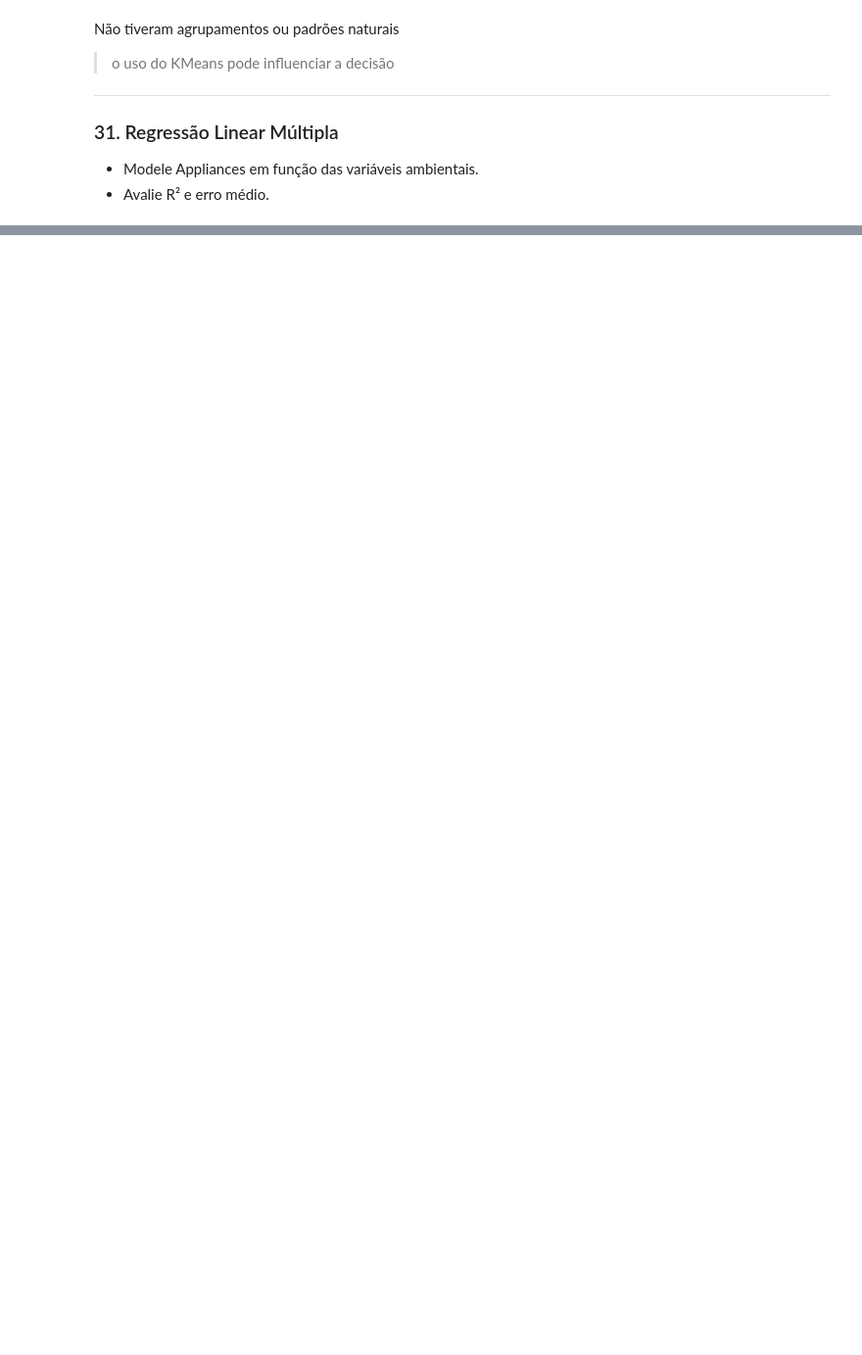
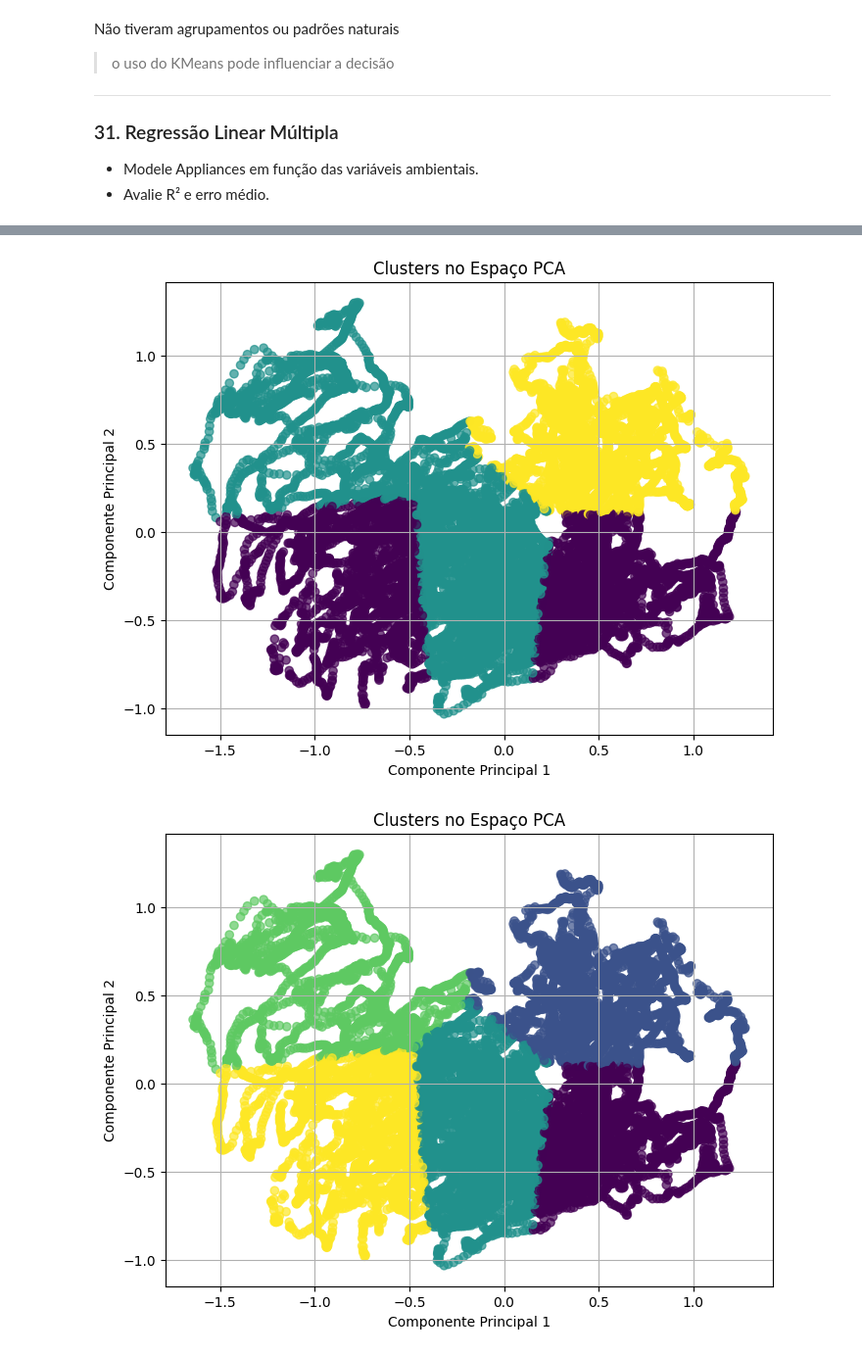
Before and after one commit to Entrega-CheckPoint/IOT-IOB-GENERATIVE-IA-CP04, a Jupyter notebook: parte-3.ipynb, the cells around one changed output, grey strips where cells are left out. Shown at 98% size. Saved outputs shown, nothing was run; the diff lists cells and outputs as text; code cells hidden in the pictures; blank space fills up the shorter version.

```diff
--- a/parte-3.ipynb
+++ b/parte-3.ipynb
@@ -156,4 +165,7 @@ plt.title("Mapa de Calor - Correlação")
 plt.show()
 # %% [output]
 [figure]
+# %%
+df_energy_data = df_energy_data.drop(columns=["rv1", "rv2", "Visibility"])
+# essas variaveis estão gerando ruido no dataset
 # %% [markdown]
@@ -360,3 +365,38 @@ usar o modelo escalonado ou com os valores originais, `não altera o R²`, porem
 ### 33. K-Means clustering
 - Aplique K-Means com 3 a 5 clusters.
 - Interprete os perfis de consumo.
+# %%
+# Definir número de clusters
+kmeans = KMeans(n_clusters=3, random_state=42)
+clusters = kmeans.fit_predict(df_pca)
+
+# Adicionar os clusters ao DataFrame PCA
+df_pca["Cluster"] = clusters
+
+# Plotar PCA com cores por cluster
+plt.figure(figsize=(8,6))
+plt.scatter(df_pca["PC1"], df_pca["PC2"], c=df_pca["Cluster"], cmap="viridis", alpha=0.7)
+plt.xlabel("Componente Principal 1")
+plt.ylabel("Componente Principal 2")
+plt.title("Clusters no Espaço PCA")
+plt.grid(True)
+plt.show()
+
+# Definir número de clusters
+kmeans = KMeans(n_clusters=5, random_state=42)
+clusters = kmeans.fit_predict(df_pca)
+
+# Adicionar os clusters ao DataFrame PCA
+df_pca["Cluster"] = clusters
+
+# Plotar PCA com cores por cluster
+plt.figure(figsize=(8,6))
+plt.scatter(df_pca["PC1"], df_pca["PC2"], c=df_pca["Cluster"], cmap="viridis", alpha=0.7)
+plt.xlabel("Componente Principal 1")
+plt.ylabel("Componente Principal 2")
+plt.title("Clusters no Espaço PCA")
+plt.grid(True)
+plt.show()
+# %% [output]
+[figure, added]
+[figure, added]
```
Also changed, not shown: parts of 23 cells of this notebook, 1 other file.
